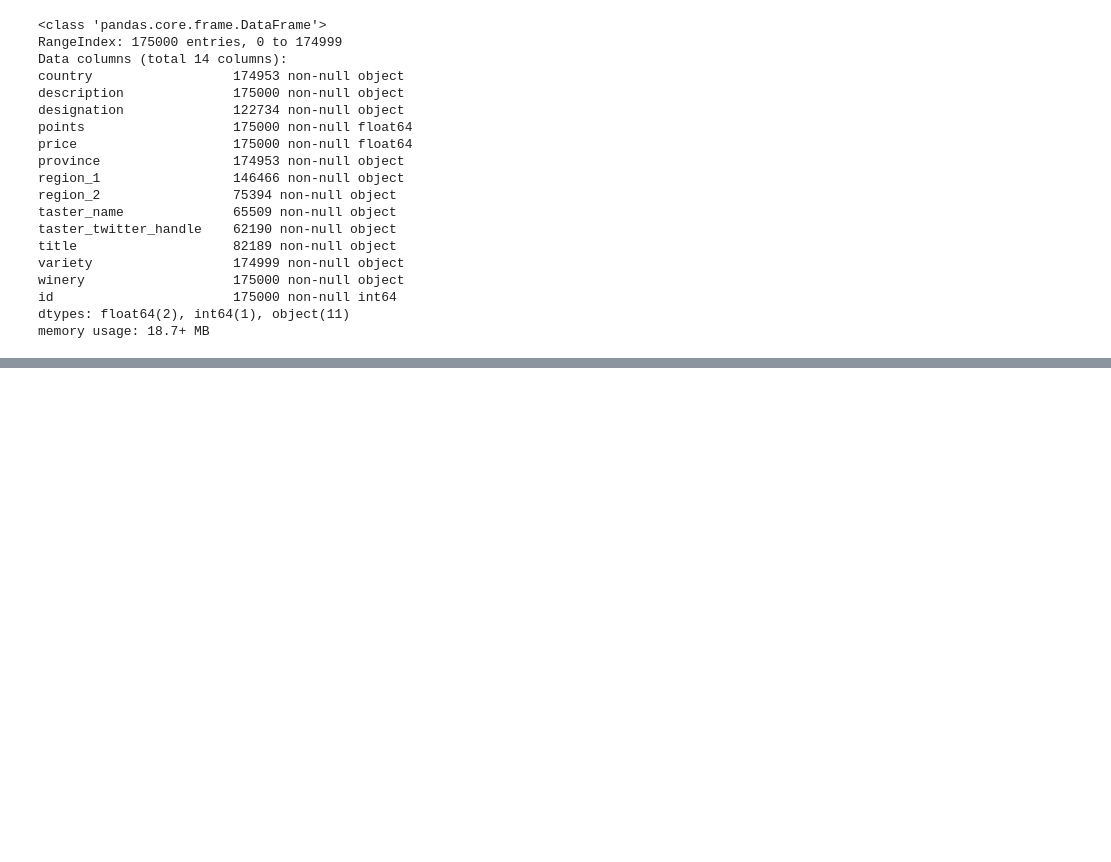
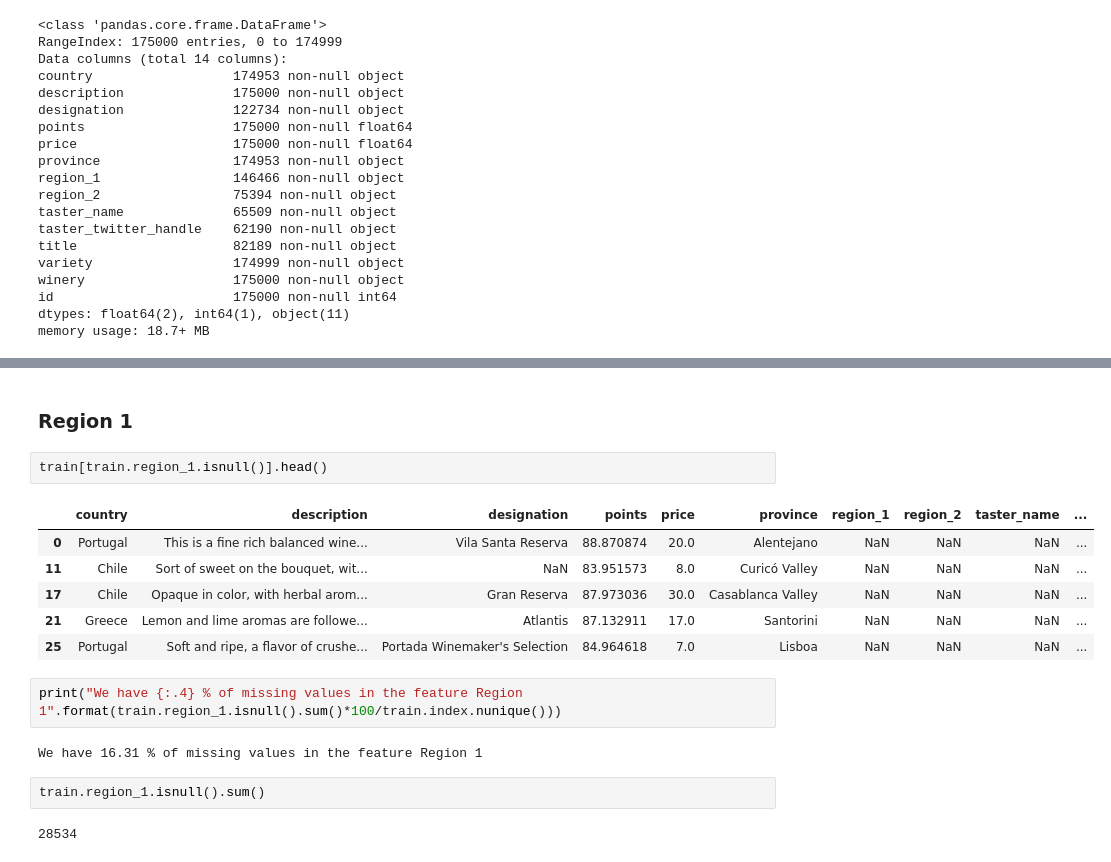
Before and after one commit to KANUBALAD/Group_One, a Jupyter notebook: Group 1.ipynb, the cells around one changed output, grey strips where cells are left out. Drawn from its saved outputs; the diff is of its cells as text; blank space fills up the shorter version.

```diff
--- a/Group 1.ipynb
+++ b/Group 1.ipynb
@@ -106,0 +221,19 @@ Name: country, dtype: int64
+# %% [markdown]
+### Region 1
+# %%
+train[train.region_1.isnull()].head()
+# %% [output]
+|  | country | description | designation | points | price | province | region_1 | region_2 | taster_name | ... |
+| 0 | Portugal | This is a fine rich balanced wine... | Vila Santa Reserva | 88.870874 | 20.0 | Alentejano | NaN | NaN | NaN | ... |
+| 11 | Chile | Sort of sweet on the bouquet, wit... | NaN | 83.951573 | 8.0 | Curicó Valley | NaN | NaN | NaN | ... |
+| 17 | Chile | Opaque in color, with herbal arom... | Gran Reserva | 87.973036 | 30.0 | Casablanca Valley | NaN | NaN | NaN | ... |
+| 21 | Greece | Lemon and lime aromas are followe... | Atlantis | 87.132911 | 17.0 | Santorini | NaN | NaN | NaN | ... |
+| 25 | Portugal | Soft and ripe, a flavor of crushe... | Portada Winemaker's Selection | 84.964618 | 7.0 | Lisboa | NaN | NaN | NaN | ... |
+# %%
+print("We have {:.4} % of missing values in the feature Region 1".format(train.region_1.isnull().sum()*100/train.index.nunique()))
+# %% [output]
+We have 16.31 % of missing values in the feature Region 1
+# %%
+train.region_1.isnull().sum()
+# %% [output]
+28534
```
Also changed, not shown: parts of 57 cells of this notebook.
